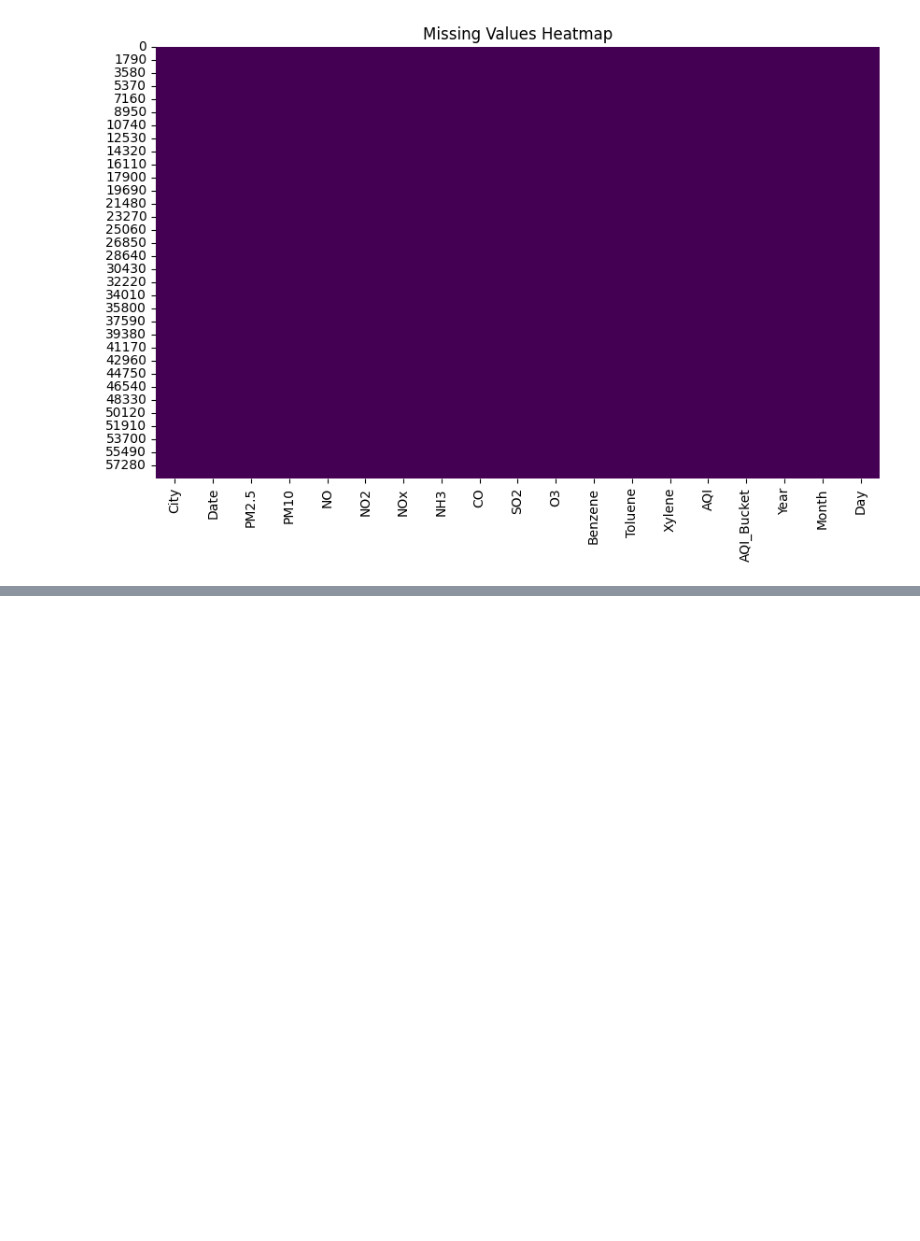
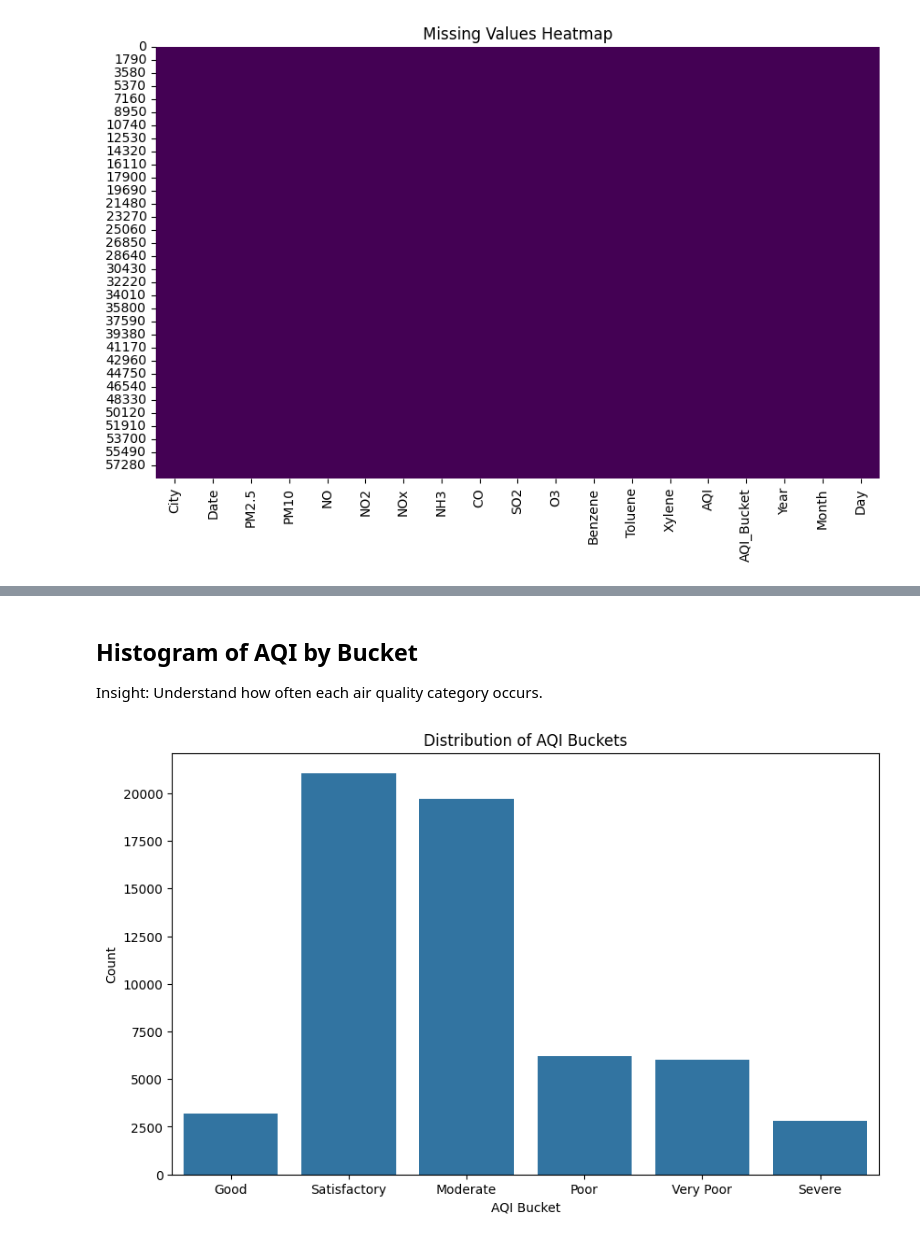
Before and after one commit to dongpradip/AirQuality_project, a Jupyter notebook: AirQualityProject.ipynb, the cells around one changed output, grey strips where cells are left out. Saved outputs shown, nothing was run; the diff lists cells and outputs as text; code cells hidden in the pictures; blank space fills up the shorter version.

```diff
--- a/AirQualityProject.ipynb
+++ b/AirQualityProject.ipynb
@@ -381,0 +426,12 @@ df.to_csv('/content/drive/MyDrive/programming_for_data_analysis/cleaned_air_qual
+# %% [markdown]
+## Histogram of AQI by Bucket
+Insight: Understand how often each air quality category occurs.
+# %%
+plt.figure(figsize=(10, 6))
+sns.countplot(data=df, x='AQI_Bucket', order=['Good', 'Satisfactory', 'Moderate', 'Poor', 'Very Poor', 'Severe'])
+plt.title('Distribution of AQI Buckets')
+plt.xlabel('AQI Bucket')
+plt.ylabel('Count')
+plt.show()
+# %% [output]
+[figure, added]
```
Also changed, not shown: parts of 14 cells of this notebook.
